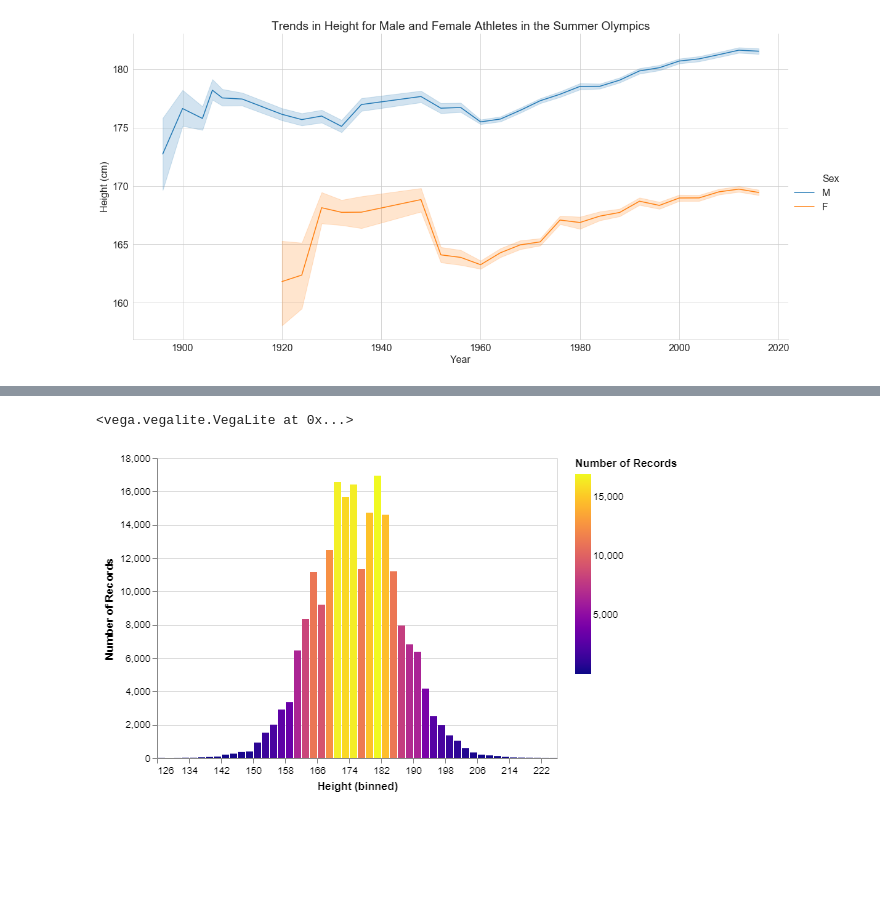
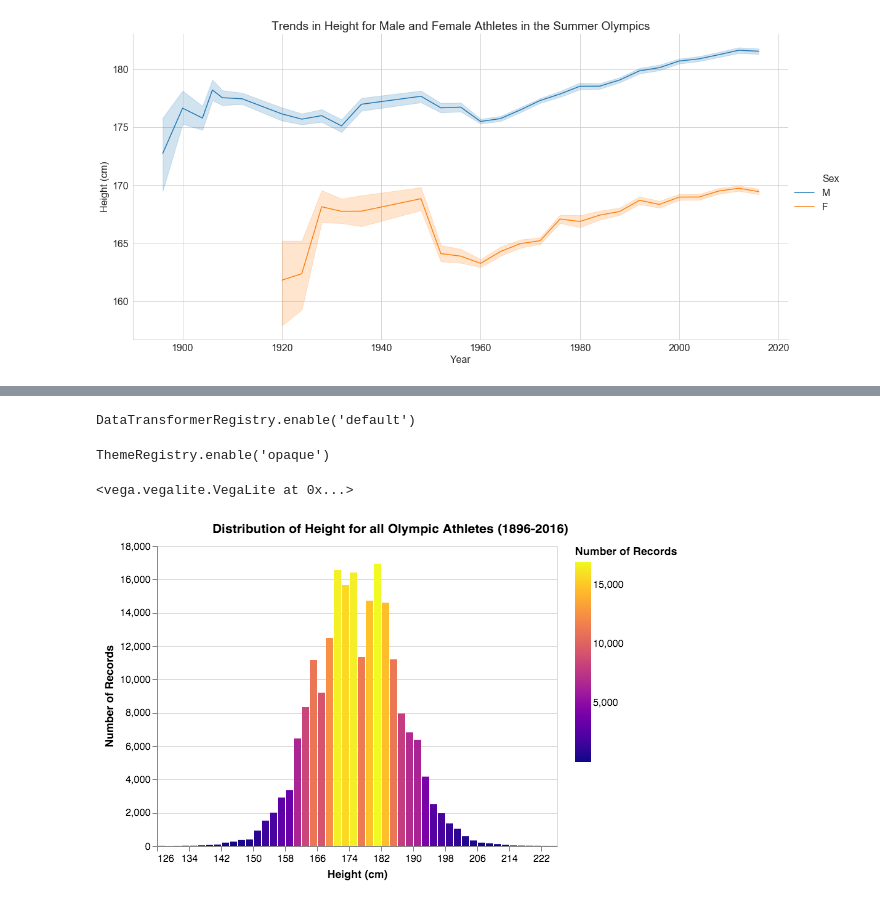
Before and after one commit to sarthakbatragatech/OlympicViz, a Jupyter notebook: 2. Height.ipynb, the cells around one changed output, grey strips where cells are left out. Cells and saved outputs as stored; diff of their text form; code cells hidden in the pictures; blank space fills up the shorter version.

Commit message:
Generated colored histogram for height

```diff
--- a/2. Height.ipynb
+++ b/2. Height.ipynb
@@ -76,9 +76,22 @@ plt.show(g)
+# %%
+# Shoot yourself in the foot
+alt.data_transformers.enable('default', max_rows=None)
+# %% [output]
+DataTransformerRegistry.enable('default')
+# %%
+alt.themes.enable('opaque')
+# %% [output]
+ThemeRegistry.enable('opaque')
 # %%
-alt.Chart(df).mark_bar().encode(
-    alt.X('Height:Q', bin=alt.Bin(maxbins=60)),
+# Distribution of Height for all Olympic Athletes (1896-2016)
+height_df = df[['Year','Height','Sex','Season']]
+chart = alt.Chart(height_df).mark_bar().encode(
+    alt.X('Height:Q', bin=alt.Bin(maxbins=60), title='Height (cm)'),
     alt.Y('count():Q'),
     alt.Color('count(Height):Q', scale=alt.Scale(scheme='plasma'))
-)
+).properties(title='Distribution of Height for all Olympic Athletes (1896-2016)')
-# %% [output]
-<vega.vegalite.VegaLite at 0x...>
-[figure, removed]
+# %%
+chart
+# %% [output]
+<vega.vegalite.VegaLite at 0x...>
+[figure, added]
```
Also changed, not shown: parts of 14 cells of this notebook, 6 other files.
